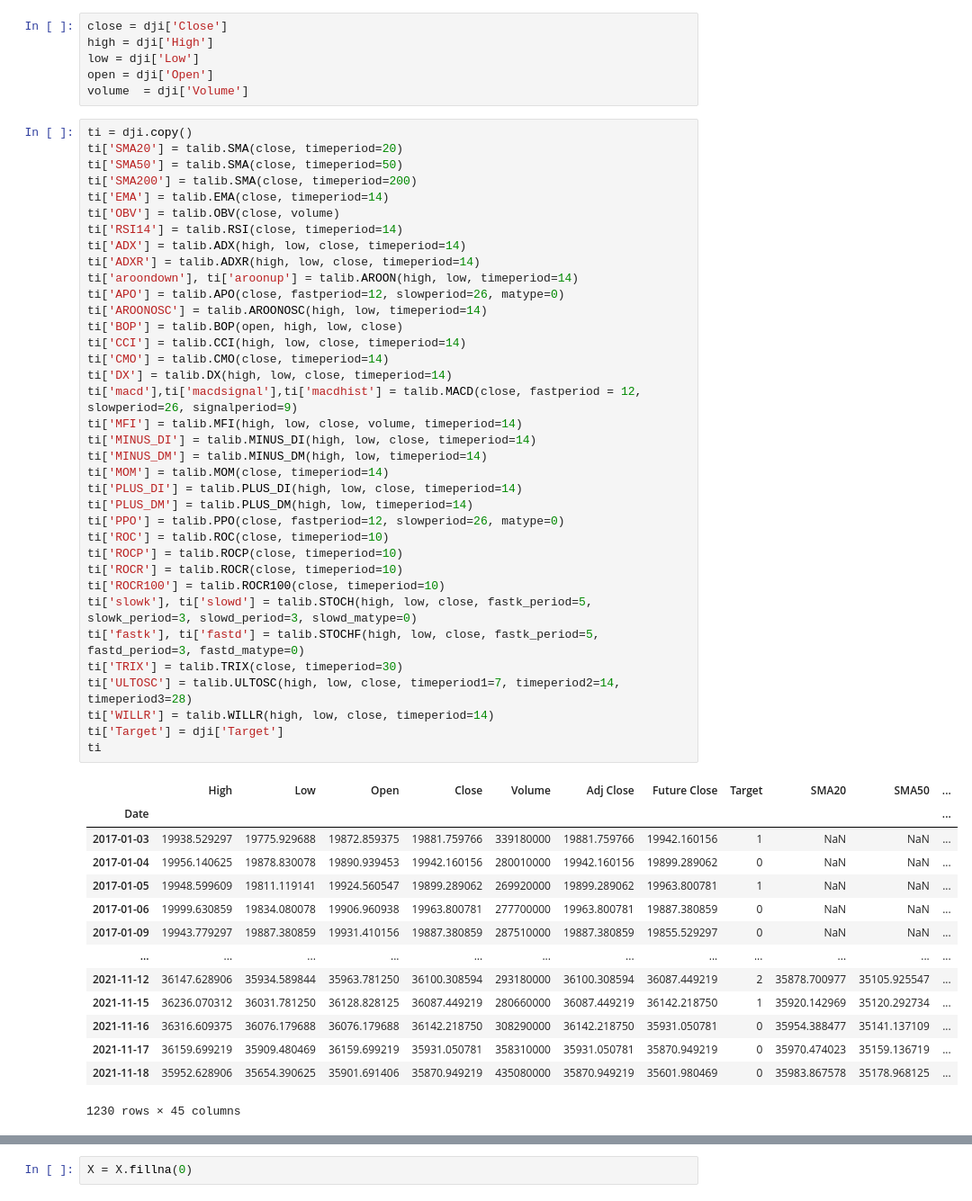
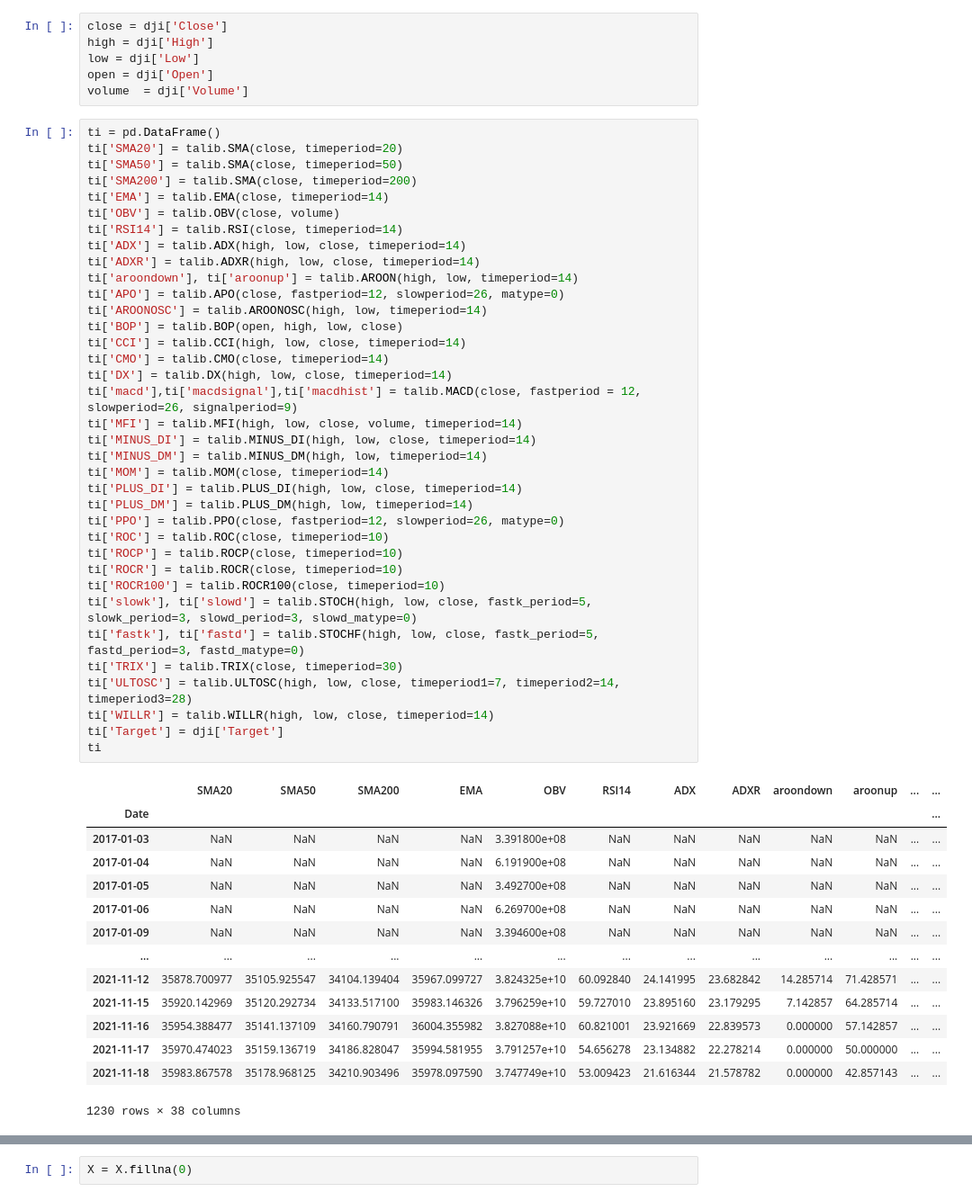
Before and after one commit to pro10150/stock-prediction, a Jupyter notebook: stock-prediction.ipynb, the cells around one changed output, grey strips where cells are left out. Shown at 90% size. Cells and saved outputs as stored; diff of their text form.

```diff
--- a/stock-prediction.ipynb
+++ b/stock-prediction.ipynb
@@ -85,7 +91,7 @@ low = dji['Low']
 open = dji['Open']
 volume  = dji['Volume']
 # %%
-ti = dji.copy()
+ti = pd.DataFrame()
 ti['SMA20'] = talib.SMA(close, timeperiod=20)
 ti['SMA50'] = talib.SMA(close, timeperiod=50)
 ti['SMA200'] = talib.SMA(close, timeperiod=200)
@@ -94,47 +100,47 @@ ti['OBV'] = talib.OBV(close, volume)
 ti['RSI14'] = talib.RSI(close, timeperiod=14)
 ti['ADX'] = talib.ADX(high, low, close, timeperiod=14)
 ti['ADXR'] = talib.ADXR(high, low, close, timeperiod=14)
 ti['aroondown'], ti['aroonup'] = talib.AROON(high, low, timeperiod=14)
 ti['APO'] = talib.APO(close, fastperiod=12, slowperiod=26, matype=0)
 ti['AROONOSC'] = talib.AROONOSC(high, low, timeperiod=14)
 ti['BOP'] = talib.BOP(open, high, low, close)
 ti['CCI'] = talib.CCI(high, low, close, timeperiod=14)
 ti['CMO'] = talib.CMO(close, timeperiod=14)
 ti['DX'] = talib.DX(high, low, close, timeperiod=14)
 ti['macd'],ti['macdsignal'],ti['macdhist'] = talib.MACD(close, fastperiod = 12, slowperiod=26, signalperiod=9)
 ti['MFI'] = talib.MFI(high, low, close, volume, timeperiod=14)
 ti['MINUS_DI'] = talib.MINUS_DI(high, low, close, timeperiod=14)
 ti['MINUS_DM'] = talib.MINUS_DM(high, low, timeperiod=14)
 ti['MOM'] = talib.MOM(close, timeperiod=14)
 ti['PLUS_DI'] = talib.PLUS_DI(high, low, close, timeperiod=14)
 ti['PLUS_DM'] = talib.PLUS_DM(high, low, timeperiod=14)
 ti['PPO'] = talib.PPO(close, fastperiod=12, slowperiod=26, matype=0)
 ti['ROC'] = talib.ROC(close, timeperiod=10)
 ti['ROCP'] = talib.ROCP(close, timeperiod=10)
 ti['ROCR'] = talib.ROCR(close, timeperiod=10)
 ti['ROCR100'] = talib.ROCR100(close, timeperiod=10)
 ti['slowk'], ti['slowd'] = talib.STOCH(high, low, close, fastk_period=5, slowk_period=3, slowd_period=3, slowd_matype=0)
 ti['fastk'], ti['fastd'] = talib.STOCHF(high, low, close, fastk_period=5, fastd_period=3, fastd_matype=0)
 ti['TRIX'] = talib.TRIX(close, timeperiod=30)
 ti['ULTOSC'] = talib.ULTOSC(high, low, close, timeperiod1=7, timeperiod2=14, timeperiod3=28)
 ti['WILLR'] = talib.WILLR(high, low, close, timeperiod=14)
 ti['Target'] = dji['Target']
 ti
 # %% [output]
-|  | High | Low | Open | Close | Volume | Adj Close | Future Close | Target | SMA20 | SMA50 | ... |
-| Date |  |  |  |  |  |  |  |  |  |  | ... |
-| 2017-01-03 | 19938.529297 | 19775.929688 | 19872.859375 | 19881.759766 | 339180000 | 19881.759766 | 19942.160156 | 1 | NaN | NaN | ... |
-| 2017-01-04 | 19956.140625 | 19878.830078 | 19890.939453 | 19942.160156 | 280010000 | 19942.160156 | 19899.289062 | 0 | NaN | NaN | ... |
-| 2017-01-05 | 19948.599609 | 19811.119141 | 19924.560547 | 19899.289062 | 269920000 | 19899.289062 | 19963.800781 | 1 | NaN | NaN | ... |
-| 2017-01-06 | 19999.630859 | 19834.080078 | 19906.960938 | 19963.800781 | 277700000 | 19963.800781 | 19887.380859 | 0 | NaN | NaN | ... |
-| 2017-01-09 | 19943.779297 | 19887.380859 | 19931.410156 | 19887.380859 | 287510000 | 19887.380859 | 19855.529297 | 0 | NaN | NaN | ... |
-| ... | ... | ... | ... | ... | ... | ... | ... | ... | ... | ... | ... |
-| 2021-11-12 | 36147.628906 | 35934.589844 | 35963.781250 | 36100.308594 | 293180000 | 36100.308594 | 36087.449219 | 2 | 35878.700977 | 35105.925547 | ... |
-| 2021-11-15 | 36236.070312 | 36031.781250 | 36128.828125 | 36087.449219 | 280660000 | 36087.449219 | 36142.218750 | 1 | 35920.142969 | 35120.292734 | ... |
-| 2021-11-16 | 36316.609375 | 36076.179688 | 36076.179688 | 36142.218750 | 308290000 | 36142.218750 | 35931.050781 | 0 | 35954.388477 | 35141.137109 | ... |
-| 2021-11-17 | 36159.699219 | 35909.480469 | 36159.699219 | 35931.050781 | 358310000 | 35931.050781 | 35870.949219 | 0 | 35970.474023 | 35159.136719 | ... |
-| 2021-11-18 | 35952.628906 | 35654.390625 | 35901.691406 | 35870.949219 | 435080000 | 35870.949219 | 35601.980469 | 0 | 35983.867578 | 35178.968125 | ... |
+|  | SMA20 | SMA50 | SMA200 | EMA | OBV | RSI14 | ADX | ADXR | aroondown | aroonup | ... | ... |
+| Date |  |  |  |  |  |  |  |  |  |  |  | ... |
+| 2017-01-03 | NaN | NaN | NaN | NaN | 3.391800e+08 | NaN | NaN | NaN | NaN | NaN | ... | ... |
+| 2017-01-04 | NaN | NaN | NaN | NaN | 6.191900e+08 | NaN | NaN | NaN | NaN | NaN | ... | ... |
+| 2017-01-05 | NaN | NaN | NaN | NaN | 3.492700e+08 | NaN | NaN | NaN | NaN | NaN | ... | ... |
+| 2017-01-06 | NaN | NaN | NaN | NaN | 6.269700e+08 | NaN | NaN | NaN | NaN | NaN | ... | ... |
+| 2017-01-09 | NaN | NaN | NaN | NaN | 3.394600e+08 | NaN | NaN | NaN | NaN | NaN | ... | ... |
+| ... | ... | ... | ... | ... | ... | ... | ... | ... | ... | ... | ... | ... |
+| 2021-11-12 | 35878.700977 | 35105.925547 | 34104.139404 | 35967.099727 | 3.824325e+10 | 60.092840 | 24.141995 | 23.682842 | 14.285714 | 71.428571 | ... | ... |
+| 2021-11-15 | 35920.142969 | 35120.292734 | 34133.517100 | 35983.146326 | 3.796259e+10 | 59.727010 | 23.895160 | 23.179295 | 7.142857 | 64.285714 | ... | ... |
+| 2021-11-16 | 35954.388477 | 35141.137109 | 34160.790791 | 36004.355982 | 3.827088e+10 | 60.821001 | 23.921669 | 22.839573 | 0.000000 | 57.142857 | ... | ... |
+| 2021-11-17 | 35970.474023 | 35159.136719 | 34186.828047 | 35994.581955 | 3.791257e+10 | 54.656278 | 23.134882 | 22.278214 | 0.000000 | 50.000000 | ... | ... |
+| 2021-11-18 | 35983.867578 | 35178.968125 | 34210.903496 | 35978.097590 | 3.747749e+10 | 53.009423 | 21.616344 | 21.578782 | 0.000000 | 42.857143 | ... | ... |
-1230 rows × 45 columns
+1230 rows × 38 columns
 # %%
 plt.figure(figsize=(12,10))
 cor = ti.corr()
```
Also changed, not shown: parts of 18 cells of this notebook.
